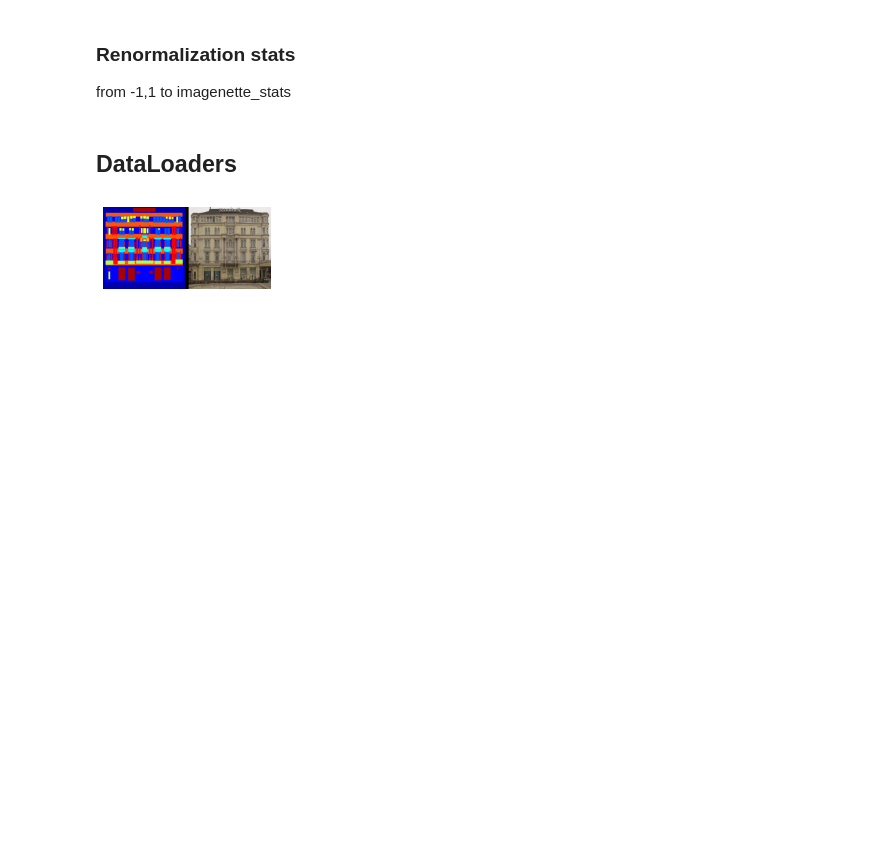
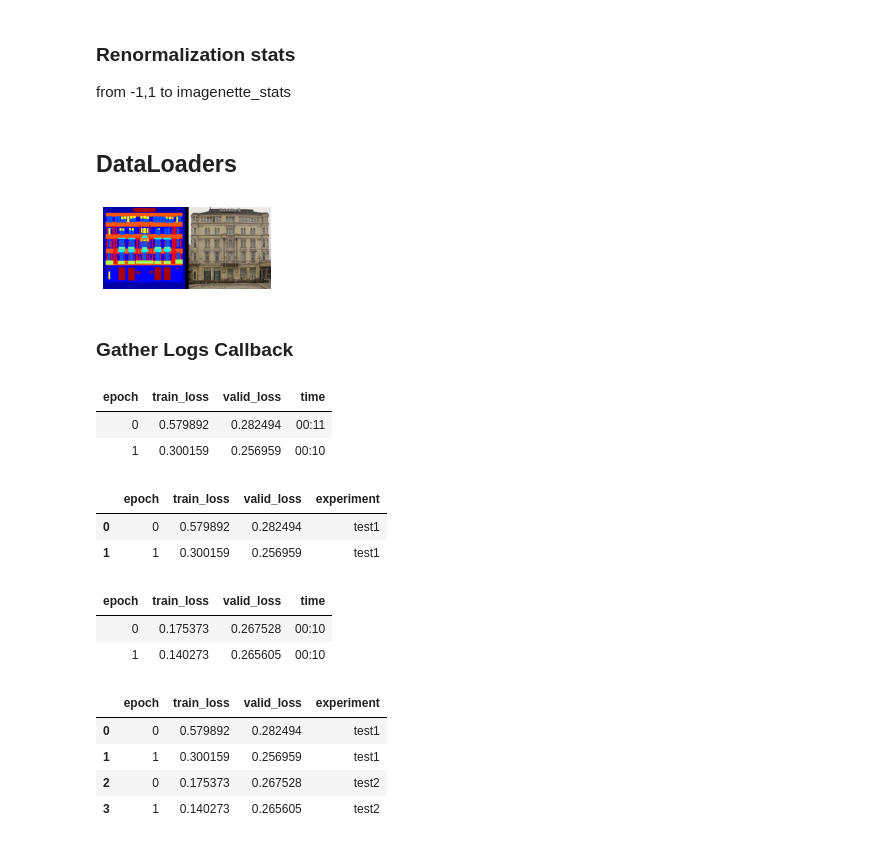
Before and after one commit to ababino/fastpapers, a Jupyter notebook: 00_core.ipynb, the cells around one changed output. Cells and saved outputs as stored; diff of their text form; code cells hidden in the pictures; blank space fills up the shorter version.

```diff
--- a/00_core.ipynb
+++ b/00_core.ipynb
@@ -450,3 +455,5 @@ dls = CGANDataLoaders.from_path_ext(path_base.parent, ['base', 'extended'], item
 dls.show_batch()
 # %% [output]
 [figure]
+# %% [markdown]
+### Gather Logs Callback
@@ -452,0 +492,31 @@ dls.show_batch()
+# %%
+gl = GatherLogs()
+with learn.added_cbs(gl):
+    gl.set_name('test1')
+    learn.fit(2)
+# %% [output]
+| epoch | train_loss | valid_loss | time |
+| 0 | 0.579892 | 0.282494 | 00:11 |
+| 1 | 0.300159 | 0.256959 | 00:10 |
+# %%
+gl.df
+# %% [output]
+|  | epoch | train_loss | valid_loss | experiment |
+| 0 | 0 | 0.579892 | 0.282494 | test1 |
+| 1 | 1 | 0.300159 | 0.256959 | test1 |
+# %%
+with learn.added_cbs(gl):
+    gl.set_name('test2')
+    learn.fit(2)
+# %% [output]
+| epoch | train_loss | valid_loss | time |
+| 0 | 0.175373 | 0.267528 | 00:10 |
+| 1 | 0.140273 | 0.265605 | 00:10 |
+# %%
+gl.df
+# %% [output]
+|  | epoch | train_loss | valid_loss | experiment |
+| 0 | 0 | 0.579892 | 0.282494 | test1 |
+| 1 | 1 | 0.300159 | 0.256959 | test1 |
+| 2 | 0 | 0.175373 | 0.267528 | test2 |
+| 3 | 1 | 0.140273 | 0.265605 | test2 |
```
Also changed, not shown: parts of 10 cells of this notebook, 15 other files.
